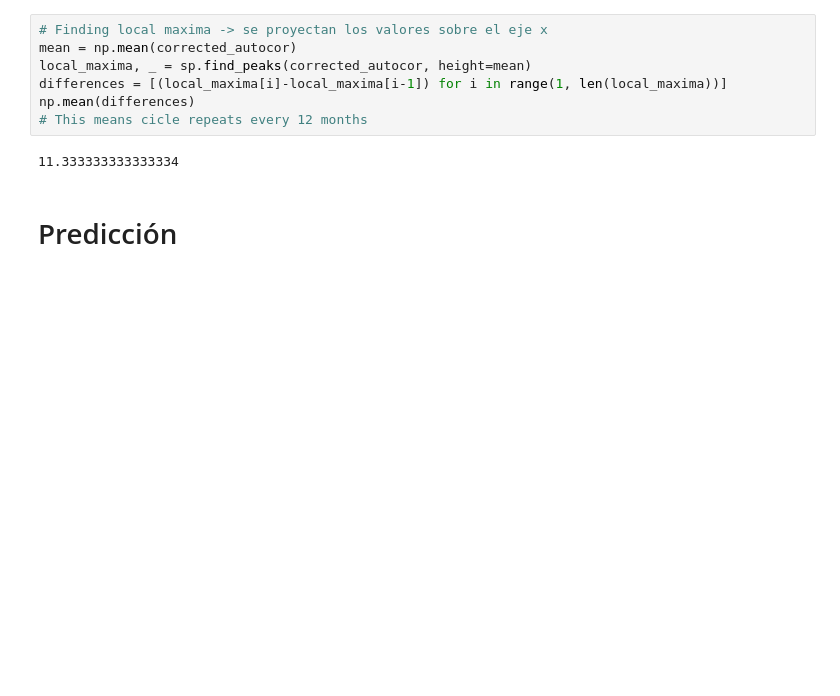
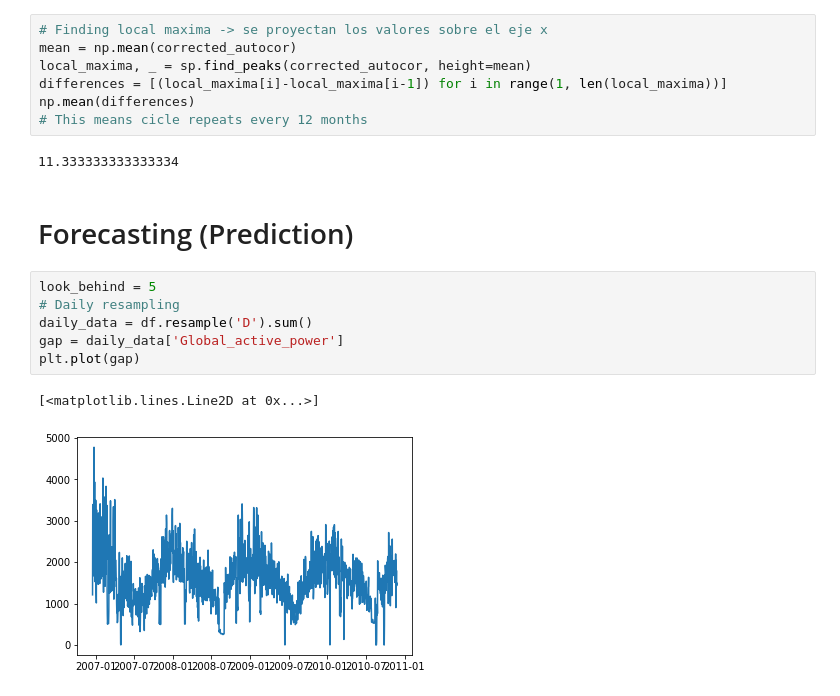
Before and after one commit to JuanCarlosAlonsoValenzuela/mle_project, a Jupyter notebook: main.ipynb, the cells around one changed output. Cells and saved outputs as stored; diff of their text form; blank space fills up the shorter version.

```diff
--- a/main.ipynb
+++ b/main.ipynb
@@ -196,5 +197,14 @@ np.mean(differences)
 # This means cicle repeats every 12 months
 # %% [output]
 11.333333333333334
-# %% [markdown]
-# Predicción
+# %% [markdown]
+# Forecasting (Prediction)
+# %%
+look_behind = 5
+# Daily resampling
+daily_data = df.resample('D').sum()
+gap = daily_data['Global_active_power']
+plt.plot(gap)
+# %% [output]
+[<matplotlib.lines.Line2D at 0x...>]
+[figure, added]
```
Also changed, not shown: parts of 6 cells of this notebook.
